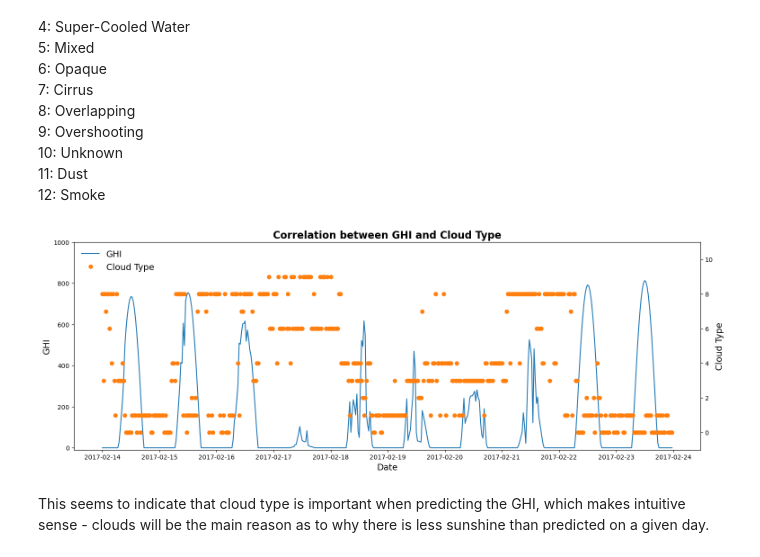
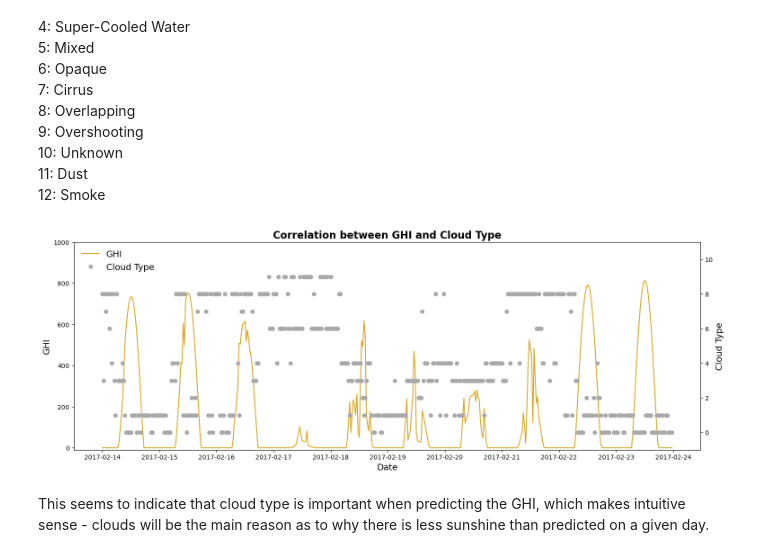
Before and after one commit to martijndevries/solar-intensity-forecast, a Jupyter notebook: code/EDA.ipynb, the cells around one changed output. Drawn from its saved outputs; the diff is of its cells as text; code cells hidden in the pictures.

```diff
--- a/code/EDA.ipynb
+++ b/code/EDA.ipynb
@@ -112,25 +125,26 @@ The labels corresponds to the following cloud types:<br>
 # %%
 GHI = df['GHI']
 
 #picking a few random days with clouds
 i = 410
 nd = 10
 fig, ax1 = plt.subplots( figsize=(18, 6))
-ax1.plot(GHI[i*48:(i+nd)*48], label='GHI')
-ax1.plot([], marker='o', linestyle='None', label='Cloud Type') #dummy to get everything on one legend
+ax1.plot(GHI[i*48:(i+nd)*48], label='GHI', color='goldenrod')
+ax1.plot([], marker='o', color='darkgrey', linestyle='None', label='Cloud Type') #dummy to get everything on one legend
 ax1.set_ylabel('GHI', fontsize=14)
 ax1.set_ylim(-10, 1000)
 ax1.set_xlabel('Date', fontsize=14)
 ax1.legend(frameon=False, fontsize=14, loc='upper left')
 ax_c =ax1.twinx()
 
-ax_c.plot(df['Cloud Type'][i*48:(i+nd)*48], linestyle='None', marker='o', color='tab:orange')
+ax_c.plot(df['Cloud Type'][i*48:(i+nd)*48], linestyle='None', marker='o', color='darkgrey')
 ax_c.set_ylabel('Cloud Type', fontsize=14)
 ax_c.set_ylim(-1, 11)
 ax1.set_title('Correlation between GHI and Cloud Type', fontsize=16, fontweight='bold')
+fig.savefig('../figures/GHI_cloudtype.png')
 plt.show()
 # %% [output]
-[figure, old version]
+[figure, new version]
 # %% [markdown]
 This seems to indicate that cloud type is important when predicting the GHI, which makes  intuitive sense - clouds will be the main reason as to why there is less sunshine than predicted on a given day.
 # %% [markdown]
```
Also changed, not shown: parts of 14 cells of this notebook, 14 other files.
